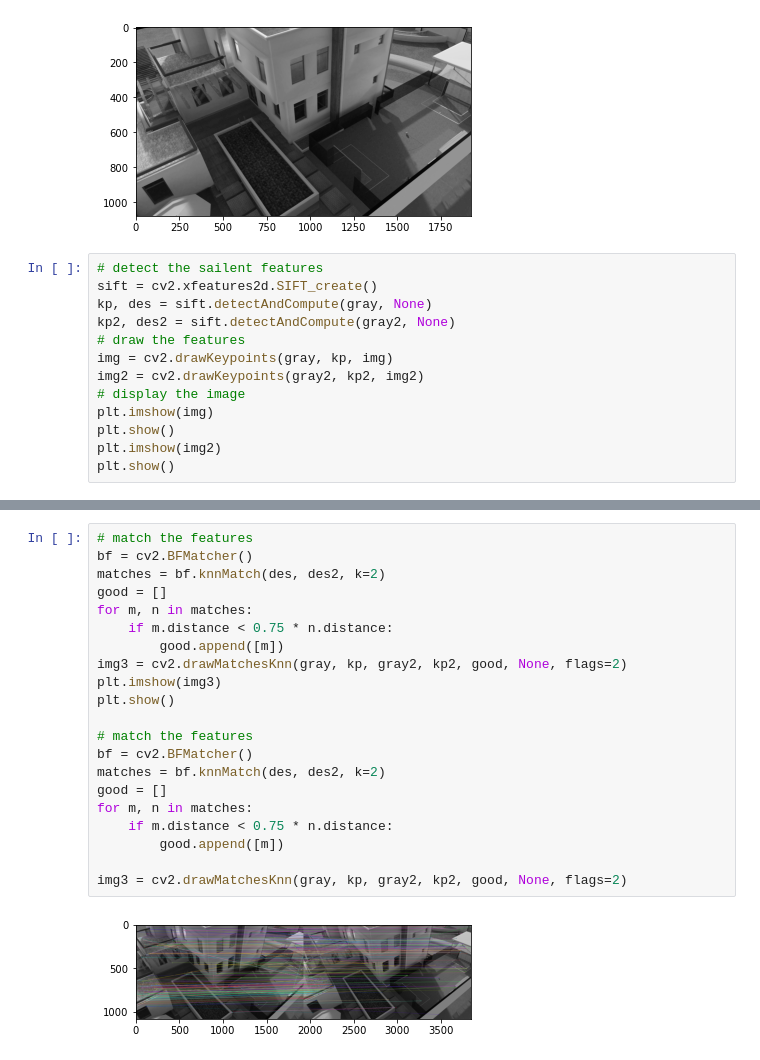
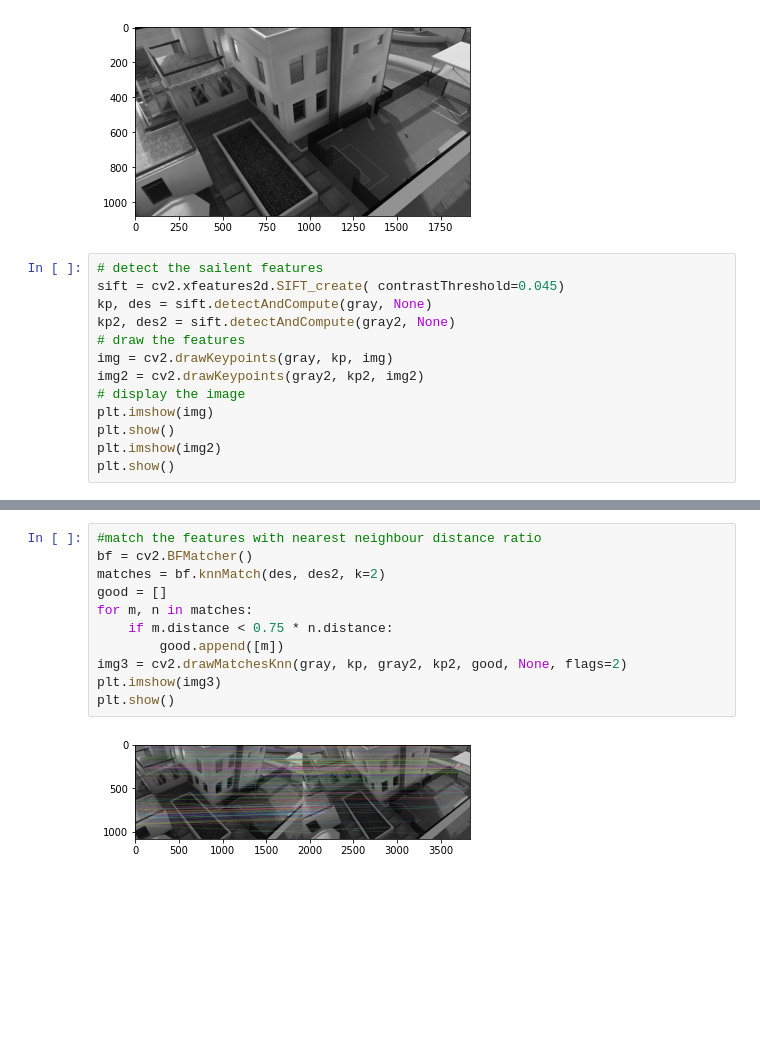
Before and after one commit to VV-A-VV/cw_1, a Jupyter notebook: cw_1.ipynb, the cells around one changed output, grey strips where cells are left out. Cells and saved outputs as stored; diff of their text form; blank space fills up the shorter version.

```diff
--- a/cw_1.ipynb
+++ b/cw_1.ipynb
@@ -21,7 +21,7 @@ plt.show()
 [figure]
 # %%
 # detect the sailent features
-sift = cv2.xfeatures2d.SIFT_create()
+sift = cv2.xfeatures2d.SIFT_create( contrastThreshold=0.045)
 kp, des = sift.detectAndCompute(gray, None)
 kp2, des2 = sift.detectAndCompute(gray2, None)
 # draw the features
@@ -59,23 +59,13 @@ plt.show()
 # %%
-# match the features
+#match the features with nearest neighbour distance ratio
 bf = cv2.BFMatcher()
 matches = bf.knnMatch(des, des2, k=2)
 good = []
 for m, n in matches:
     if m.distance < 0.75 * n.distance:
         good.append([m])
 img3 = cv2.drawMatchesKnn(gray, kp, gray2, kp2, good, None, flags=2)
 plt.imshow(img3)
 plt.show()
-
-# match the features
-bf = cv2.BFMatcher()
-matches = bf.knnMatch(des, des2, k=2)
-good = []
-for m, n in matches:
-    if m.distance < 0.75 * n.distance:
-        good.append([m])
-
-img3 = cv2.drawMatchesKnn(gray, kp, gray2, kp2, good, None, flags=2)
 # %% [output]
-[figure, old version]
+[figure, new version]
```
Also changed, not shown: parts of 10 cells of this notebook.
